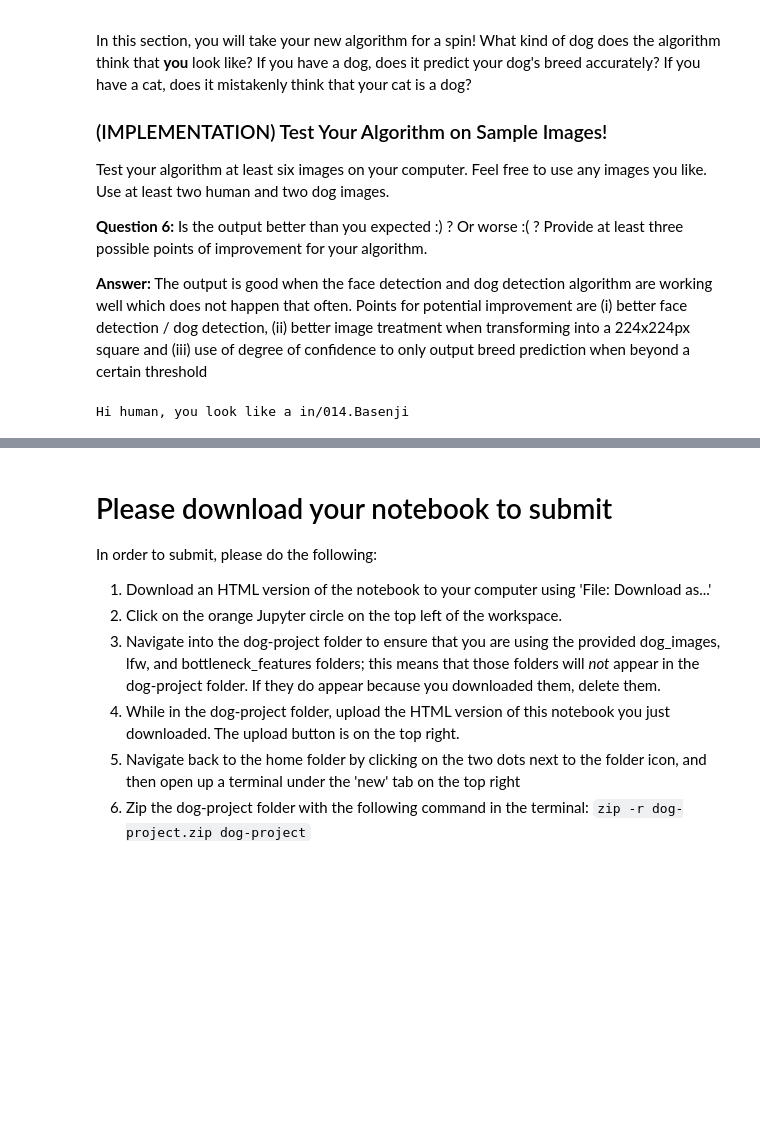
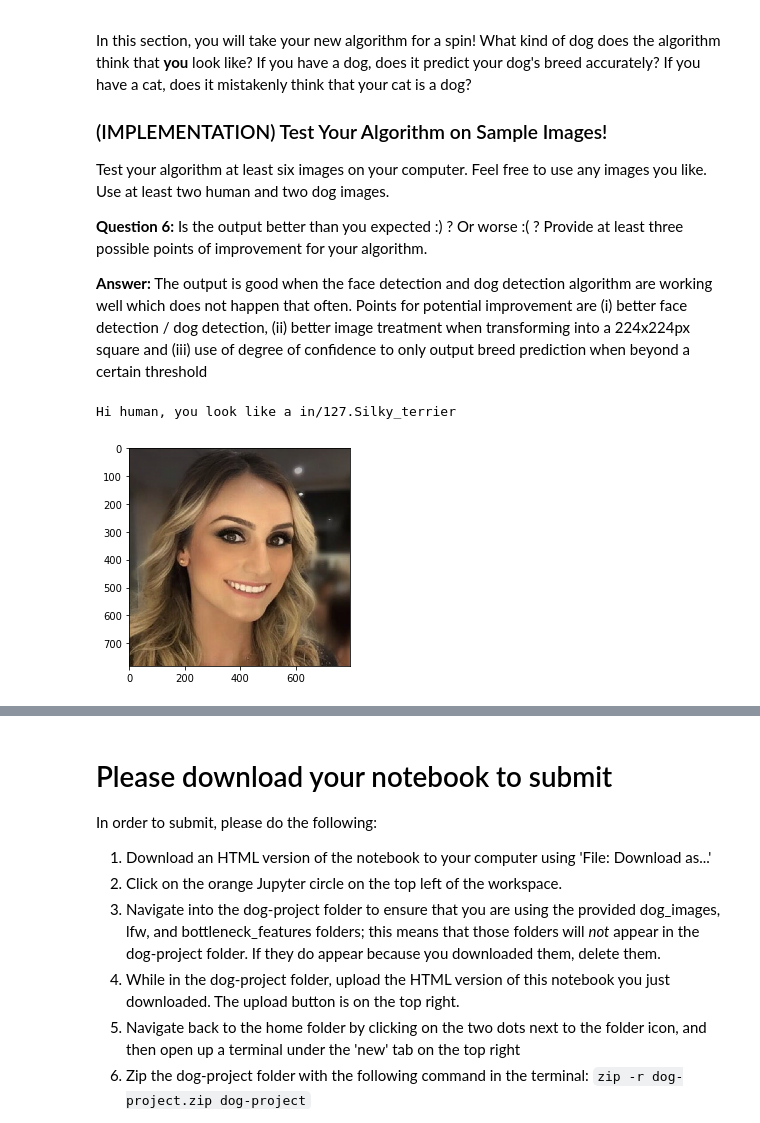
Before and after one commit to fczapski/dog-project, a Jupyter notebook: dog_app.ipynb, the cells around one changed output, grey strips where cells are left out. Drawn from its saved outputs; the diff is of its cells as text; code cells hidden in the pictures; blank space fills up the shorter version.

```diff
--- a/dog_app.ipynb
+++ b/dog_app.ipynb
@@ -730,7 +730,11 @@ Some sample output for our algorithm is provided below, but feel free to design
 
 ### (IMPLEMENTATION) Write your Algorithm
 # %%
+import matplotlib.pyplot as plt
+
 def img_scan(img_path):
+    img = plt.imread(img_path)
+    plt.imshow(img)
     if face_detector(img_path):
         race = predict_breed(img_path)
         message = 'Hi human, you look like a ' + race
@@ -754,7 +758,10 @@ Test your algorithm at least six images on your computer.  Feel free to use any
 __Question 6:__ Is the output better than you expected :) ?  Or worse :( ?  Provide at least three possible points of improvement for your algorithm.
 
 __Answer:__ The output is good when the face detection and dog detection algorithm are working well which does not happen that often. Points for potential improvement are (i) better face detection / dog detection, (ii) better image treatment when transforming into a 224x224px square and (iii) use of degree of confidence to only output breed prediction when beyond a certain threshold
-# %%
-img_scan('img2.jpeg')
-# %% [output]
-Hi human, you look like a in/014.Basenji
+# %%
+imgs = ['human1.png', 'human2.jpeg','human3.png','human4.png','dog1.png','dog2.jpeg']
+
+img_scan(imgs[0])
+# %% [output]
+Hi human, you look like a in/127.Silky_terrier
+[figure, added]
```
Also changed, not shown: parts of 16 cells of this notebook, 7 other files.
